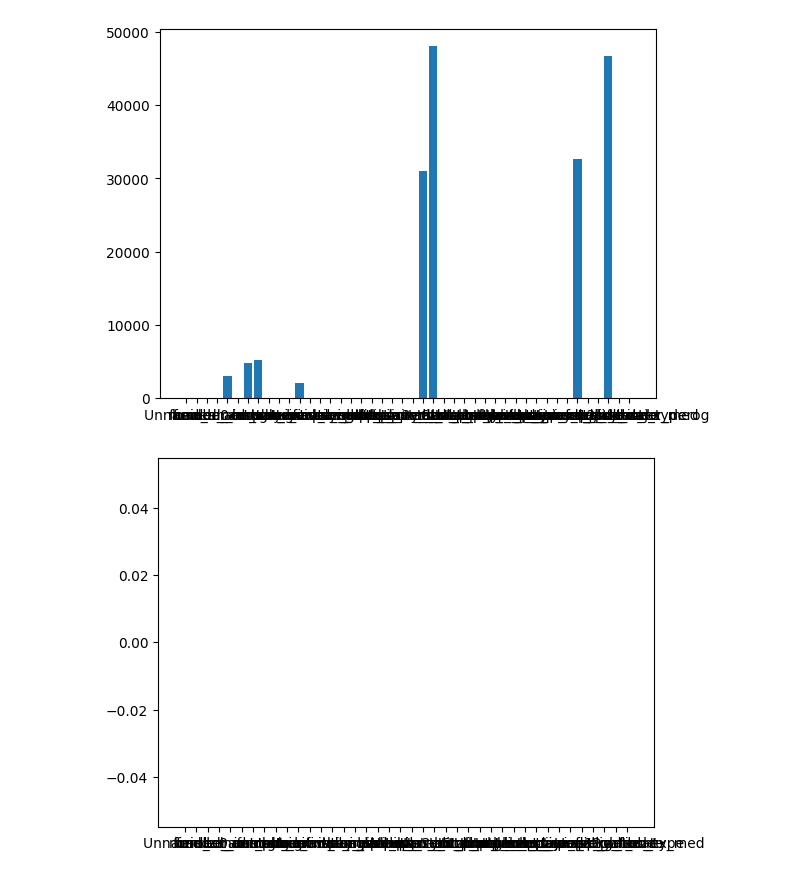
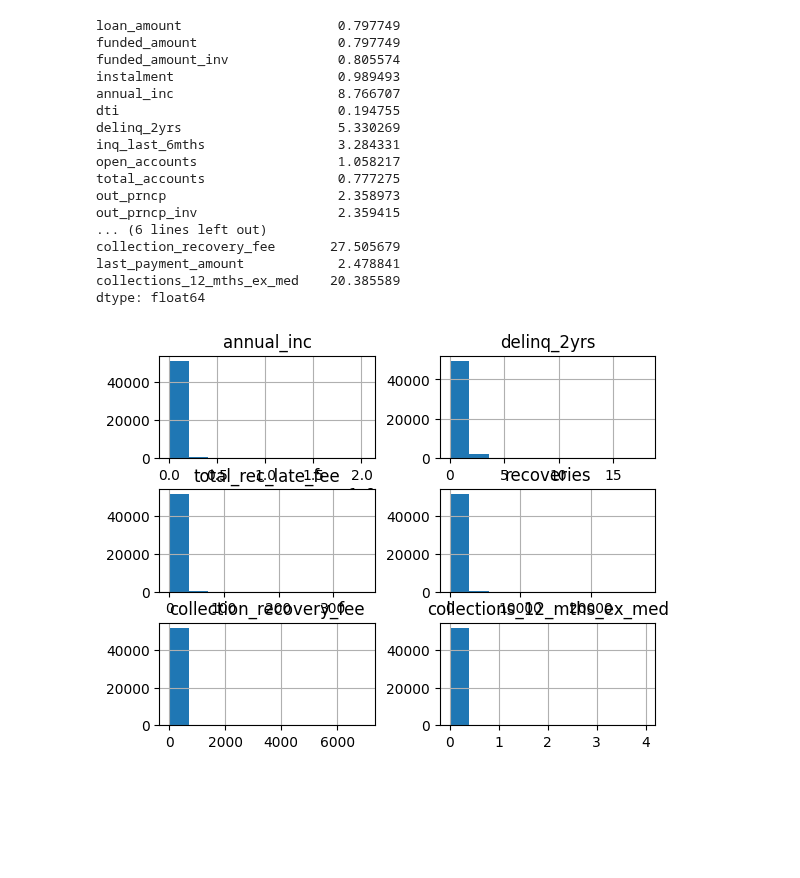
Before and after one commit to lhytsang/exploratory-data-analysis---customer-loans-in-finance103, a Jupyter notebook: db_utils.ipynb, the cells around one changed output. Cells and saved outputs as stored; diff of their text form; code cells hidden in the pictures; blank space fills up the shorter version.

Commit message:
Finding the skew of all numeric columns and printing a histogram of the column data if the skew is above a certain limit.

```diff
--- a/db_utils.ipynb
+++ b/db_utils.ipynb
@@ -47,33 +47,59 @@ and filling in the null values for the other columns with null values
 '''
 
 df_info = db_utils.DataFrameInfo(database)
 df_transform = db_utils.DataFrameTransform(database)
-#plot_null = db_utils.Plotter(database)
+df_plot = db_utils.Plotter(database)
 
 for column in column_headings:
     null_vals, null_percentage = df_info.missing(database, column)
     if null_percentage > float(50):
         database = database.drop(column, axis=1)
 
 database = database.sort_values(by=['sub_grade'])
 database['int_rate'] = database['int_rate'].ffill()
 database['funded_amount'] = database.loc[:, 'loan_amount']
 fill_values = {'collections_12_mths_ex_med': 0, 'term': database['term'].mode()[0]}
 database = df_transform.fill_null(database, values= fill_values)
 
 last_payment_date_list= db_utils.make_list(database, 'last_payment_date')
 last_credit_pull_date_list = db_utils.make_list(database, 'last_credit_pull_date')
 
 for index in range(54231):
     if pd.isnull(last_payment_date_list[index]):
         last_payment_date_list[index] = last_credit_pull_date_list[index]
 
     if pd.isnull(last_credit_pull_date_list[index]):
         last_credit_pull_date_list[index] = last_payment_date_list[index]
 
 database['last_payment_date'] = last_payment_date_list
 database['last_credit_pull_date'] = last_credit_pull_date_list
 database = database.dropna(axis = 0)
+
+
+'''
+Finding the skew of the columns made of integers and floats in the
+dataframe
+'''
+
+df_skew = database.skew(axis= 0, numeric_only= True)
+skewed_data = database[[skewed_col for skewed_col, skew_value in df_skew.items() if skew_value > 5]]
+df_plot.plot_hist(skewed_data)
 # %% [output]
+loan_amount                    0.797749
+funded_amount                  0.797749
+funded_amount_inv              0.805574
+instalment                     0.989493
+annual_inc                     8.766707
+dti                            0.194755
+delinq_2yrs                    5.330269
+inq_last_6mths                 3.284331
+open_accounts                  1.058217
+total_accounts                 0.777275
+out_prncp                      2.358973
+out_prncp_inv                  2.359415
+... (6 lines left out)
+collection_recovery_fee       27.505679
+last_payment_amount            2.478841
+collections_12_mths_ex_med    20.385589
+dtype: float64
-[figure, old version]
+[figure, new version]
-[figure, removed]
```
